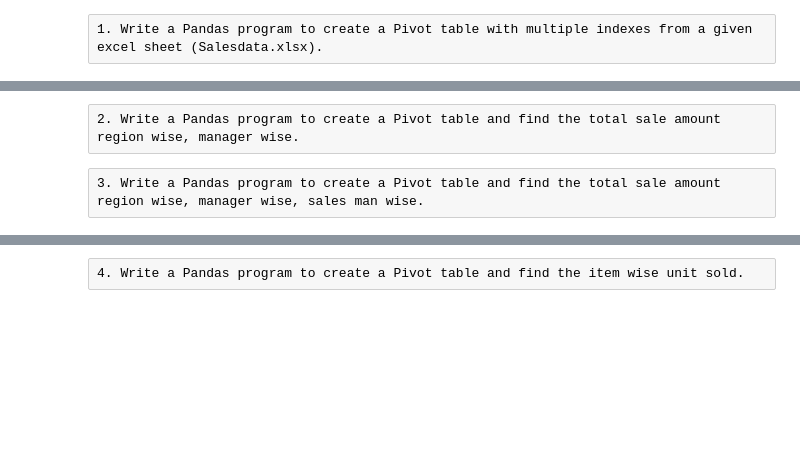
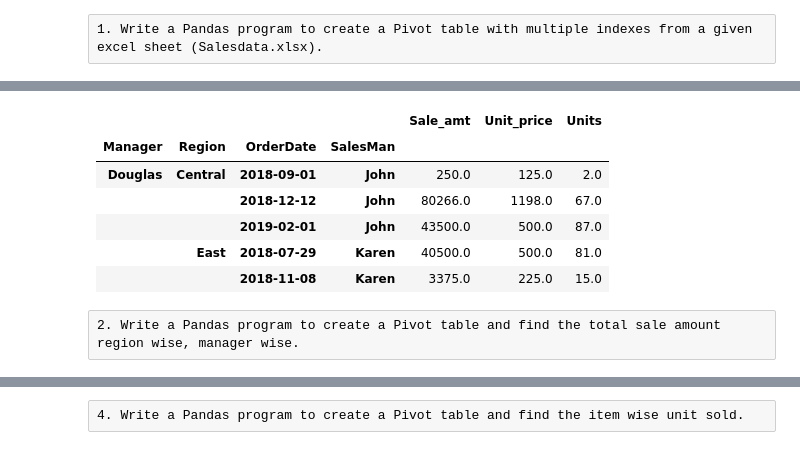
Before and after one commit to harshad848/pydata, a Jupyter notebook: pivot table exercise1.ipynb, the cells around one changed output, grey strips where cells are left out. Cells and saved outputs as stored; diff of their text form; code cells hidden in the pictures; blank space fills up the shorter version.

```diff
--- a/pivot table exercise1.ipynb
+++ b/pivot table exercise1.ipynb
@@ -10,4 +27,13 @@ FileNotFoundError: [Errno 2] No such file or directory: 'dataset/Salesdata.xlsx'
+# %%
+df1 =pd.pivot_table(df,index=['Manager','Region','OrderDate','SalesMan']).head()
+df1
+# %% [output]
+|  |  |  |  | Sale_amt | Unit_price | Units |
+| Manager | Region | OrderDate | SalesMan |  |  |  |
+| Douglas | Central | 2018-09-01 | John | 250.0 | 125.0 | 2.0 |
+|  |  | 2018-12-12 | John | 80266.0 | 1198.0 | 67.0 |
+|  |  | 2019-02-01 | John | 43500.0 | 500.0 | 87.0 |
+|  | East | 2018-07-29 | Karen | 40500.0 | 500.0 | 81.0 |
+|  |  | 2018-11-08 | Karen | 3375.0 | 225.0 | 15.0 |
 # %% [raw]
 2. Write a Pandas program to create a Pivot table and find the total sale amount region wise, manager wise.
-# %% [raw]
-3. Write a Pandas program to create a Pivot table and find the total sale amount region wise, manager wise, sales man wise.
```
Also changed, not shown: parts of 16 cells of this notebook.
